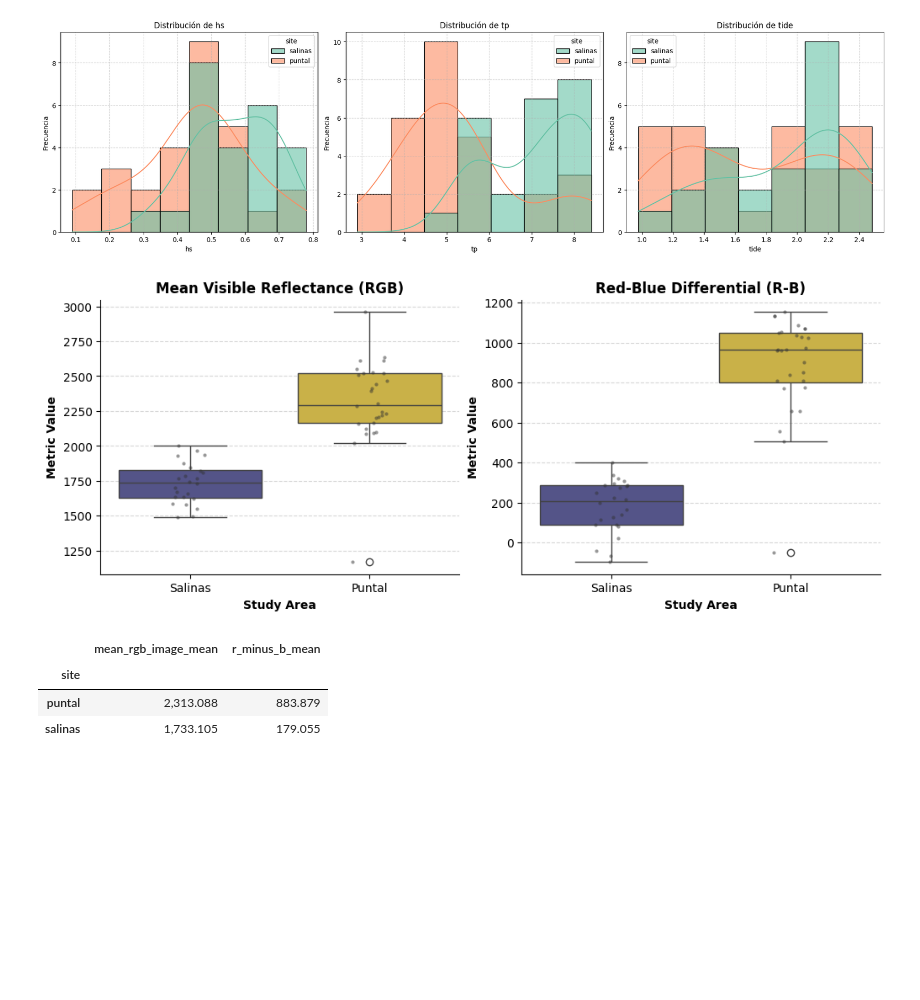
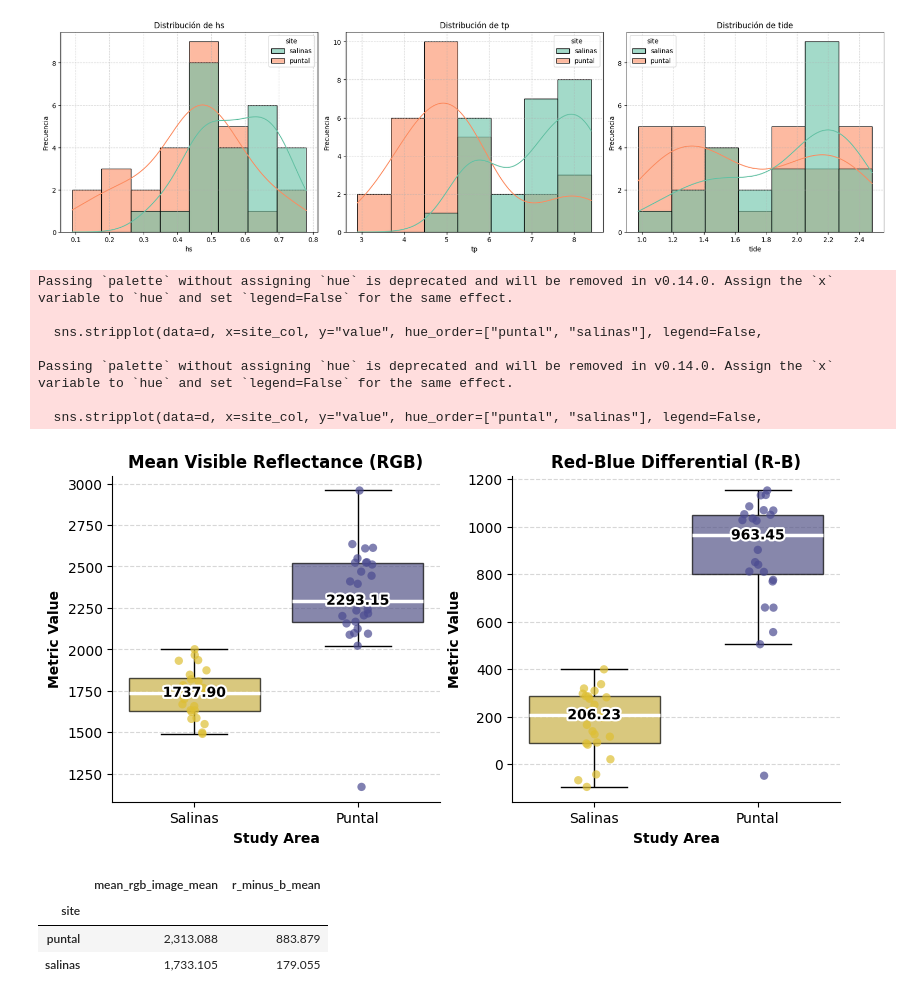
Before and after one commit to AlbertGallegoJimenez/sentinel2-coastline-benchmarking, a Jupyter notebook: notebooks/evaluate_brightness.ipynb, the cells around one changed output. Cells and saved outputs as stored; diff of their text form; code cells hidden in the pictures; blank space fills up the shorter version.

```diff
--- a/notebooks/evaluate_brightness.ipynb
+++ b/notebooks/evaluate_brightness.ipynb
@@ -107,6 +107,8 @@ for i, ocean_var in enumerate(ocean_cols):
 # %% [output]
 [figure]
 # %%
+import matplotlib.patheffects as pe
+
 focus_metrics = ['mean_rgb_image_mean', 'r_minus_b_mean']
 focus_metrics_labels = {
     'mean_rgb_image_mean': 'Mean Visible Reflectance (RGB)',
@@ -116,37 +118,66 @@ focus_metrics_labels = {
 # Comparación directa entre sitios para métricas recomendadas
 plot_df = df.melt(id_vars=[site_col], value_vars=focus_metrics,
                   var_name="metric", value_name="value").dropna()
 
+# Reorder entries so "Puntal" appears before "Salinas"
+#plot_df[site_col] = pd.Categorical(plot_df[site_col], categories=["puntal", "salinas"], ordered=True)
+
 n_metrics = len(focus_metrics)
 ncols = 2
 nrows = int(np.ceil(n_metrics / ncols))
 
-fig, axes = plt.subplots(nrows, ncols, figsize=(5 * ncols, 4 * nrows), constrained_layout=True)
+fig, axes = plt.subplots(nrows, ncols, figsize=(8, 4), constrained_layout=True)
 axes = np.array(axes).reshape(-1)
 
 for i, metric in enumerate(focus_metrics):
     ax = axes[i]
     d = plot_df[plot_df["metric"] == metric]
-    sns.boxplot(data=d, x=site_col, y="value", ax=ax, hue=site_col, legend=False, palette=palette)
-    sns.stripplot(data=d, x=site_col, y="value", ax=ax, color="0.2", size=3, alpha=0.5)
+    sns.boxplot(data=d, x=site_col, y="value", ax=ax, hue=site_col, hue_order=["puntal", "salinas"],
+                showfliers=False,
+                boxprops=dict(edgecolor="black", alpha=0.7),
+                medianprops=dict(color="white", linewidth=2.5),
+                whiskerprops=dict(color="black"),
+                capprops=dict(color="black"),
+                legend=False)
+    sns.stripplot(data=d, x=site_col, y="value", hue_order=["puntal", "salinas"], legend=False,
+                  palette=[palette[1], palette[0]],
+                  ax=ax, color="0.2", size=6, jitter=True, alpha=0.7)
     ax.set_title(focus_metrics_labels.get(metric, metric), fontweight="bold")
     ax.set_xlabel("Study Area", fontweight="bold")
     ax.set_ylabel("Metric Value", fontweight="bold")
     ax.set_xticklabels([s.get_text().capitalize() for s in ax.get_xticklabels()])
     sns.despine(ax=ax)
+
+# Show median values label on the plot
+medians = plot_df.groupby(['metric', site_col])['value'].median().reset_index()
+for i, row in medians.iterrows():
+    metric = row['metric']
+    site = row[site_col]
+    median_value = row['value']
+    ax = axes[focus_metrics.index(metric)]
+    x_pos = 1 if site == "puntal" else 0
+    ax.text(x_pos, median_value, f"{median_value:.2f}", ha='center', va='center', fontweight='bold',
+            path_effects=[pe.withStroke(linewidth=3, foreground="white")])
 
 for j in range(i + 1, len(axes)):
     axes[j].axis("off")
 
 #fig.suptitle("Distribución por sitio (métricas seleccionadas)", y=1.08)
 plt.show()
 
 # Export figure
 out_dir = os.path.join("..", "results", "figures", "sand_reflectance_analysis")
 os.makedirs(out_dir, exist_ok=True)
 fig.savefig(os.path.join(out_dir, "figure_brightness_comparison_by_site.png"), dpi=300, bbox_inches="tight")
 # %% [output]
+Passing `palette` without assigning `hue` is deprecated and will be removed in v0.14.0. Assign the `x` variable to `hue` and set `legend=False` for the same effect.
+
+  sns.stripplot(data=d, x=site_col, y="value", hue_order=["puntal", "salinas"], legend=False,
+
+Passing `palette` without assigning `hue` is deprecated and will be removed in v0.14.0. Assign the `x` variable to `hue` and set `legend=False` for the same effect.
+
+  sns.stripplot(data=d, x=site_col, y="value", hue_order=["puntal", "salinas"], legend=False,
-[figure, old version]
+[figure, new version]
 # %%
 mean_by_site = df.groupby(site_col)[focus_metrics].mean(numeric_only=True)
 display(mean_by_site.style.format('{:,.3f}'))
```
Also changed, not shown: 21 other files.
